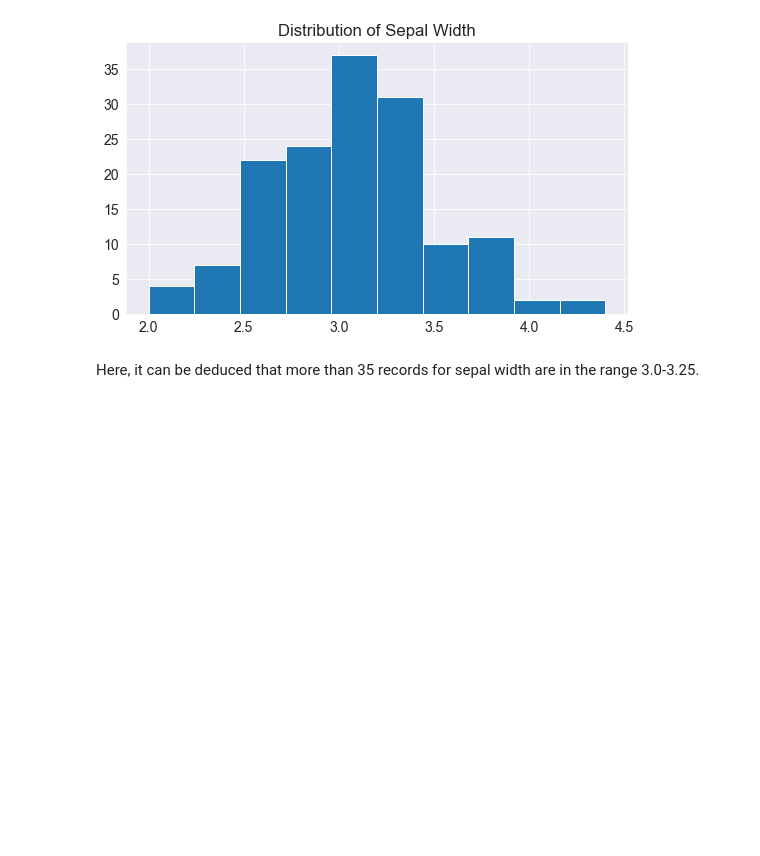
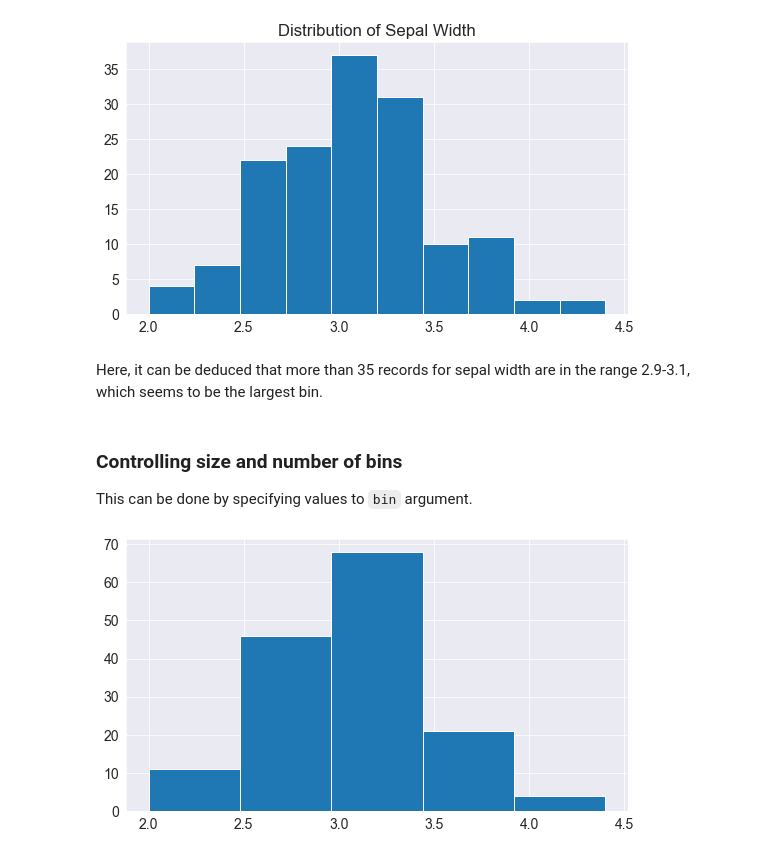
Before and after one commit to code-lucidal58/python_for_data_analysis, a Jupyter notebook: zero_to_pandas/lecture-5-matplotlib-data-visualization.ipynb, the cells around one changed output. Drawn from its saved outputs; the diff is of its cells as text; code cells hidden in the pictures; blank space fills up the shorter version.

Commit message:
histogram initiated

```diff
--- a/zero_to_pandas/lecture-5-matplotlib-data-visualization.ipynb
+++ b/zero_to_pandas/lecture-5-matplotlib-data-visualization.ipynb
@@ -297,4 +297,12 @@ plt.hist(flowers_df.sepal_width);
 # %% [output]
 [figure]
 # %% [markdown]
-Here, it can be deduced that more than 35 records for sepal width are in the range 3.0-3.25.
+Here, it can be deduced that more than 35 records for sepal width are in the range 2.9-3.1, which seems to be the largest bin.
+# %% [markdown]
+### Controlling size and number of bins
+This can be done by specifying values to `bin` argument.
+# %%
+# Specifying bin count
+plt.hist(flowers_df.sepal_width, bins=5);
+# %% [output]
+[figure, added]
```
Also changed, not shown: parts of 3 cells of this notebook, 1 other file.
